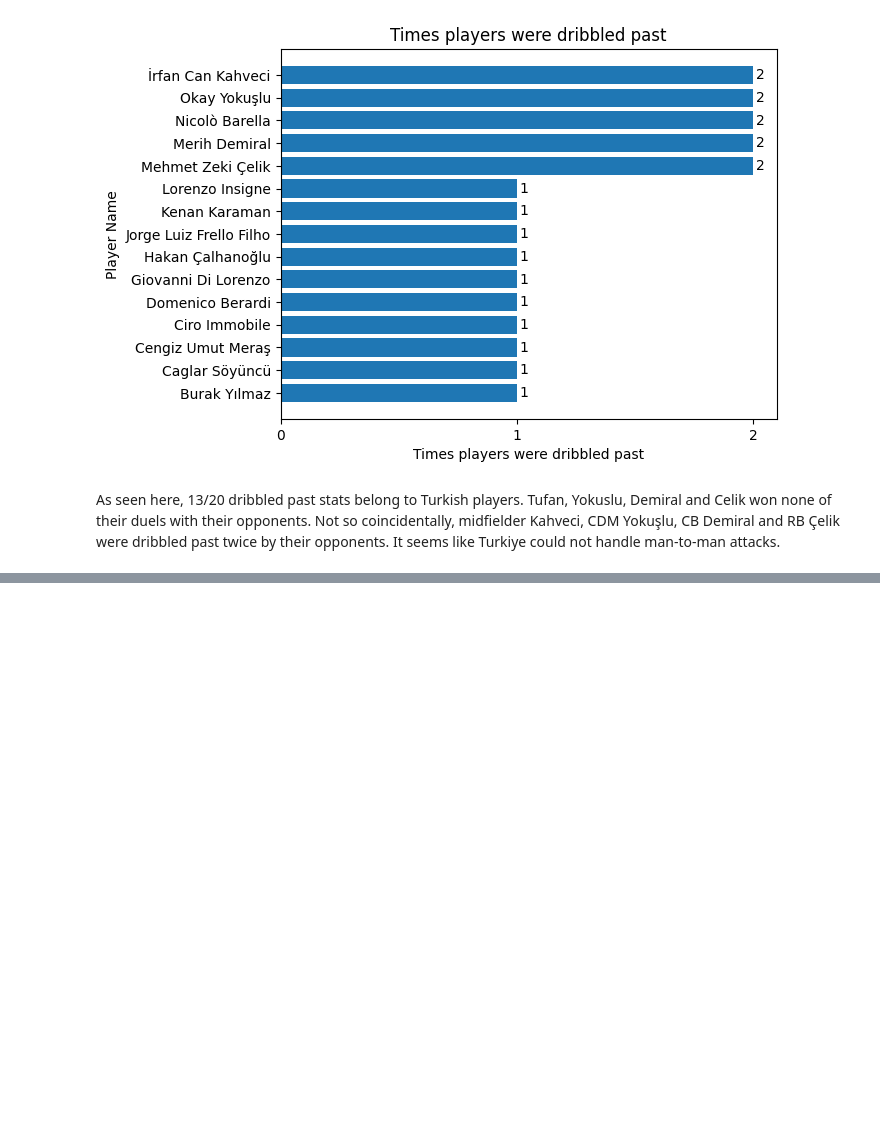
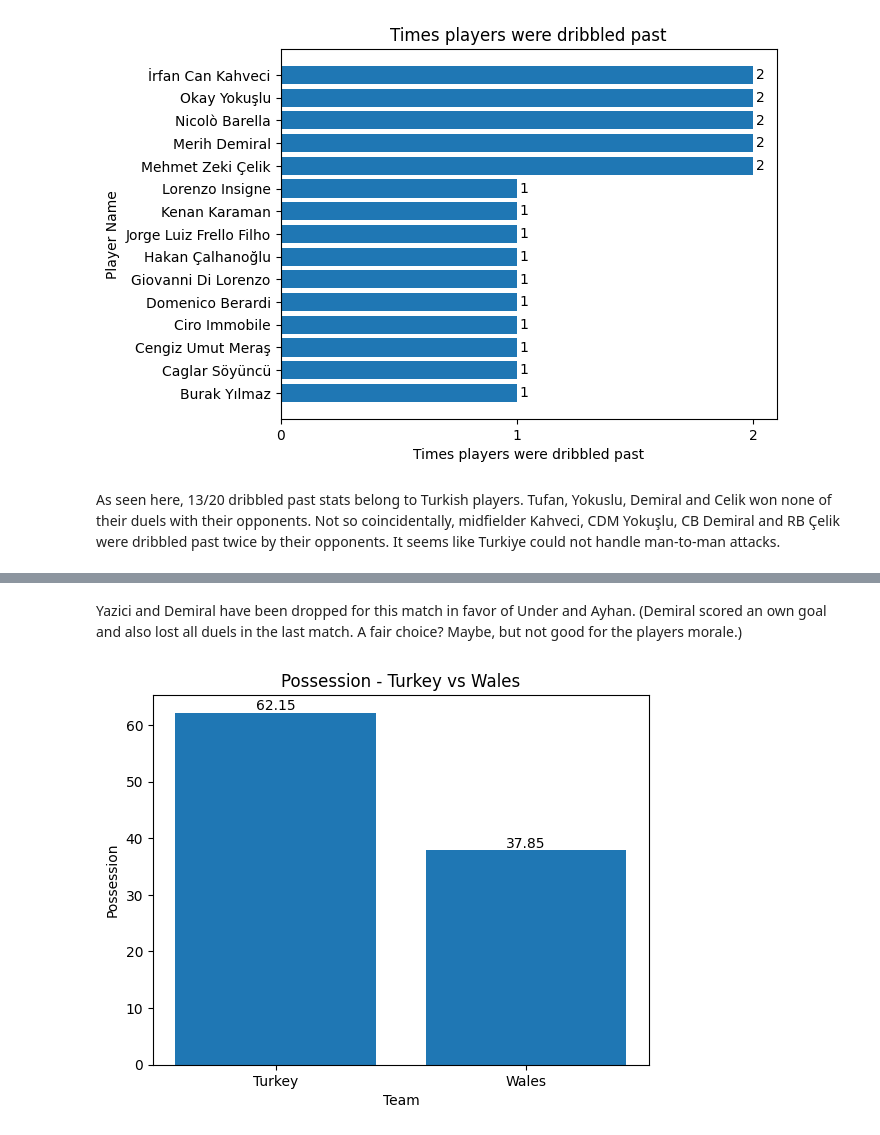
Before and after one commit to yyusufcoskun/Turkiye-EURO-2020-Analysis, a Jupyter notebook: main.ipynb, the cells around one changed output, grey strips where cells are left out. Drawn from its saved outputs; the diff is of its cells as text; code cells hidden in the pictures; blank space fills up the shorter version.

```diff
--- a/main.ipynb
+++ b/main.ipynb
@@ -833,0 +893,8 @@ As seen here, 13/20 dribbled past stats belong to Turkish players. Tufan, Yokusl
+# %% [markdown]
+Yazici and Demiral have been dropped for this match in favor of Under and Ayhan. (Demiral scored an own goal and also lost all duels in the last match. A fair choice? Maybe, but not good for the players morale.)
+# %%
+tvw_id = 3788755
+# %%
+plot_bar(tvw_id, possession_per_match, 'possession_percentage', 'Possession')
+# %% [output]
+[figure, added]
```
Also changed, not shown: parts of 155 cells of this notebook.
